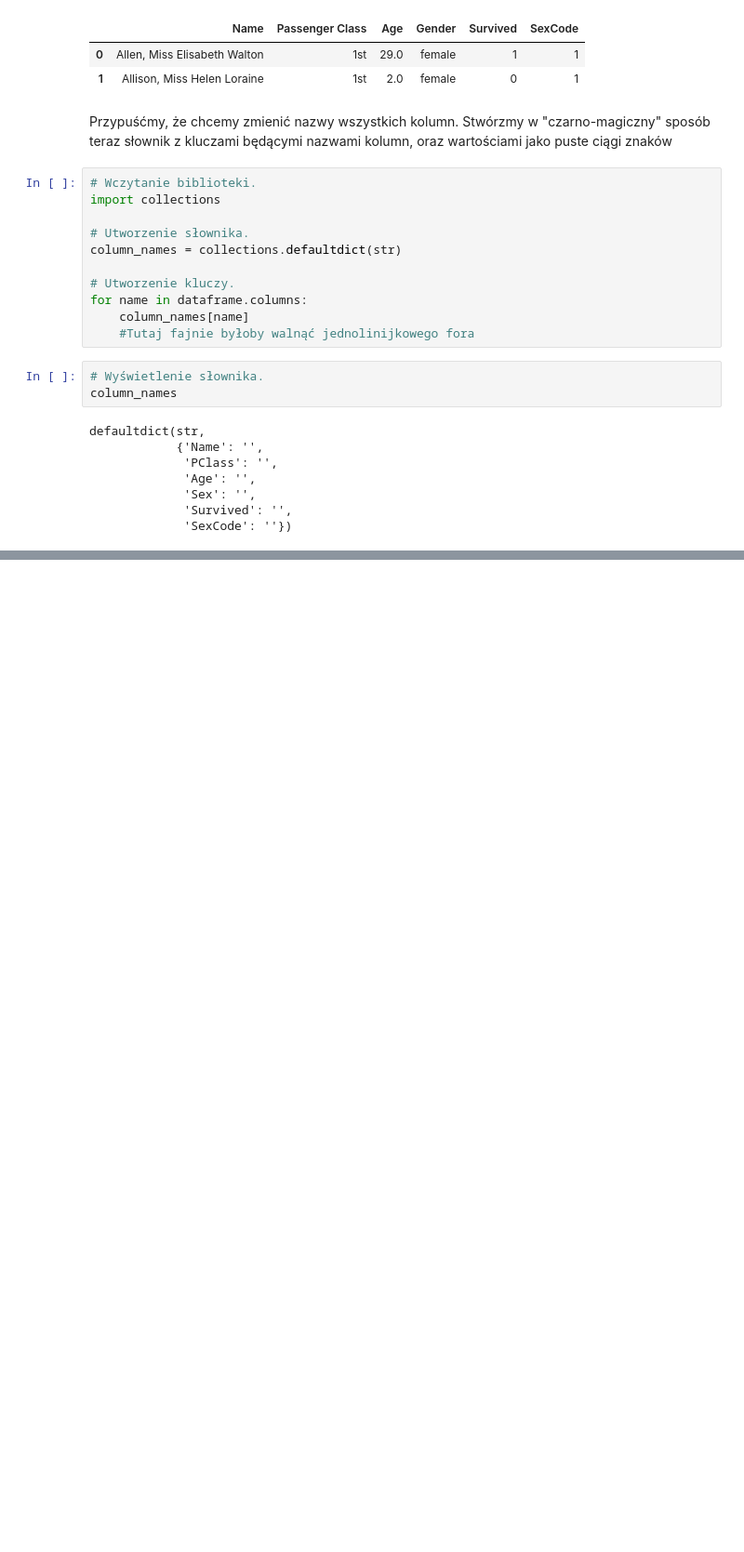
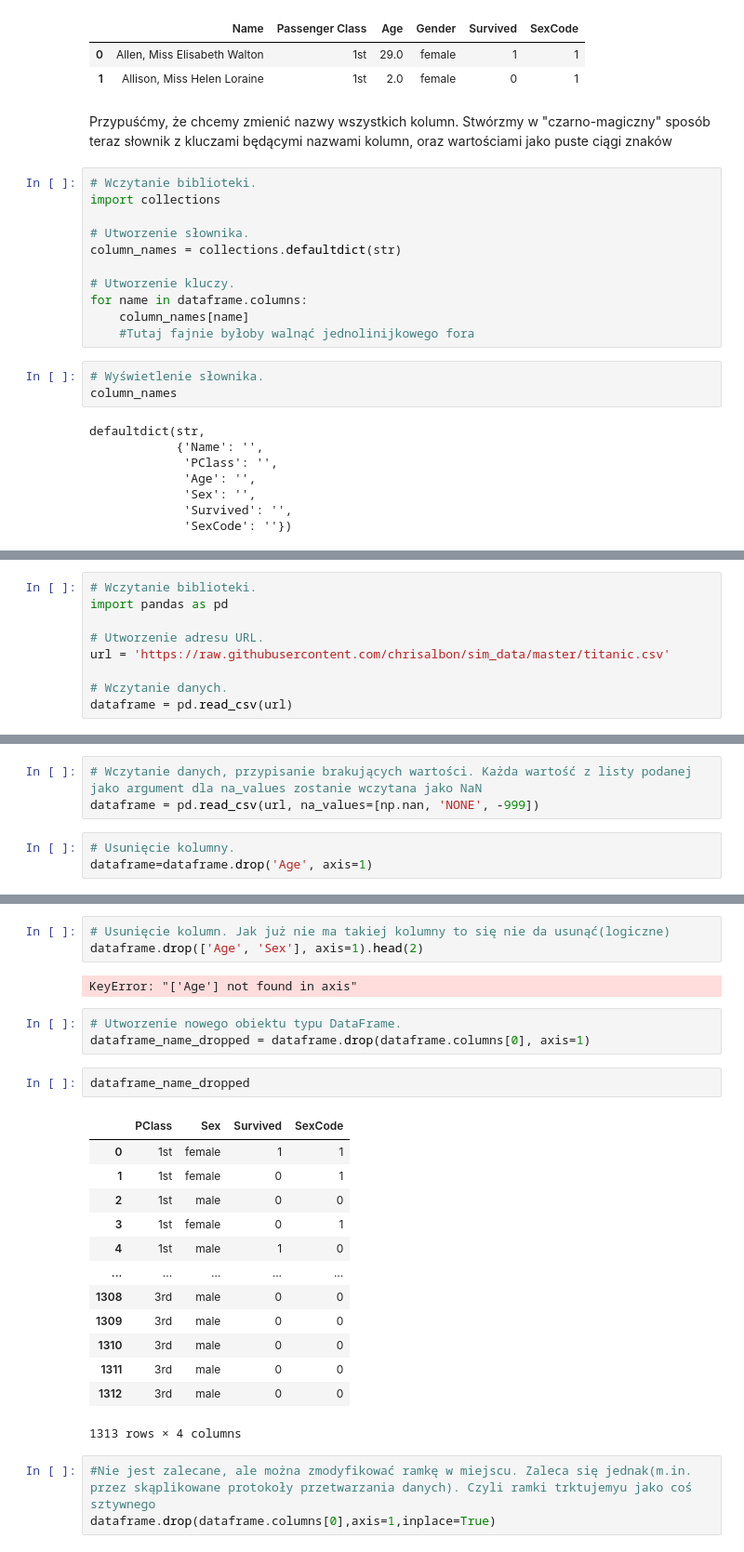
Before and after one commit to Claudiss/Ksiazka_uczenie_masz, a Jupyter notebook: Rozdzial3/main.ipynb, the cells around one changed output, grey strips where cells are left out. Shown at 93% size. Saved outputs shown, nothing was run; the diff lists cells and outputs as text; blank space fills up the shorter version.

```diff
--- a/Rozdzial3/main.ipynb
+++ b/Rozdzial3/main.ipynb
@@ -279,0 +319,9 @@ defaultdict(str,
+# %%
+# Wczytanie biblioteki.
+import pandas as pd
+
+# Utworzenie adresu URL.
+url = 'https://raw.githubusercontent.com/chrisalbon/sim_data/master/titanic.csv'
+
+# Wczytanie danych.
+dataframe = pd.read_csv(url)
@@ -279,0 +375,6 @@ defaultdict(str,
+# %%
+# Wczytanie danych, przypisanie brakujących wartości. Każda wartość z listy podanej jako argument dla na_values zostanie wczytana jako NaN
+dataframe = pd.read_csv(url, na_values=[np.nan, 'NONE', -999])
+# %%
+# Usunięcie kolumny.
+dataframe=dataframe.drop('Age', axis=1)
@@ -279,0 +390,27 @@ defaultdict(str,
+# %%
+# Usunięcie kolumn. Jak już nie ma takiej kolumny to się nie da usunąć(logiczne)
+dataframe.drop(['Age', 'Sex'], axis=1).head(2)
+# %% [output]
+KeyError: "['Age'] not found in axis"
+# %%
+# Utworzenie nowego obiektu typu DataFrame.
+dataframe_name_dropped = dataframe.drop(dataframe.columns[0], axis=1)
+# %%
+dataframe_name_dropped
+# %% [output]
+|  | PClass | Sex | Survived | SexCode |
+| 0 | 1st | female | 1 | 1 |
+| 1 | 1st | female | 0 | 1 |
+| 2 | 1st | male | 0 | 0 |
+| 3 | 1st | female | 0 | 1 |
+| 4 | 1st | male | 1 | 0 |
+| ... | ... | ... | ... | ... |
+| 1308 | 3rd | male | 0 | 0 |
+| 1309 | 3rd | male | 0 | 0 |
+| 1310 | 3rd | male | 0 | 0 |
+| 1311 | 3rd | male | 0 | 0 |
+| 1312 | 3rd | male | 0 | 0 |
+1313 rows × 4 columns
+# %%
+#Nie jest zalecane, ale można zmodyfikować ramkę w miejscu. Zaleca się jednak(m.in. przez skąplikowane protokoły przetwarzania danych). Czyli ramki trktujemyu jako coś sztywnego
+dataframe.drop(dataframe.columns[0],axis=1,inplace=True)
```
Also changed, not shown: parts of 37 cells of this notebook.
